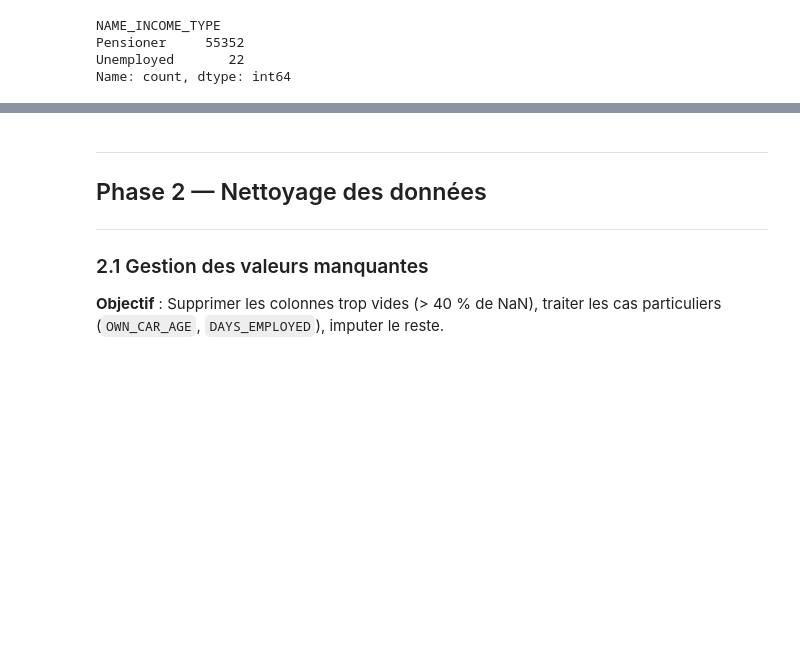
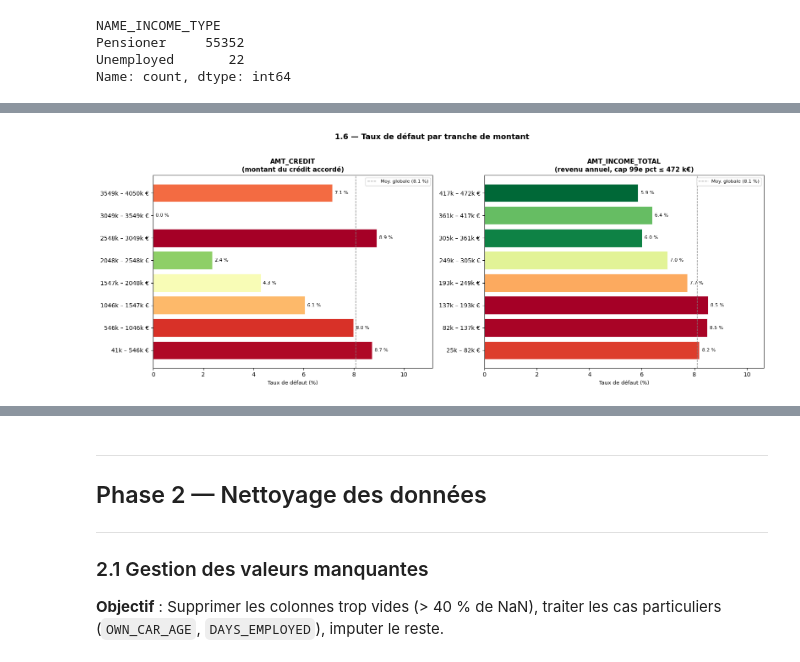
Before and after one commit to dibattista/Initiez-vous-au-MLOps, a Jupyter notebook: notebook.ipynb, the cells around one changed output, grey strips where cells are left out. Cells and saved outputs as stored; diff of their text form; code cells hidden in the pictures; blank space fills up the shorter version.

```diff
--- a/notebook.ipynb
+++ b/notebook.ipynb
@@ -837,0 +1048,81 @@ application_train['DAYS_EMPLOYED'] = application_train['DAYS_EMPLOYED'].replace(
+# %%
+import matplotlib.pyplot as plt
+import matplotlib.colors as mcolors
+import numpy as np
+import os
+
+def plot_default_rate_by_bin(ax, series, target, n_bins, title, xlabel_unit=""):
+    """Barplot horizontal : taux de défaut moyen par tranche de la variable."""
+    df_tmp = target.to_frame("TARGET").copy()
+    df_tmp["bin"] = pd.cut(series, bins=n_bins)
+    stats = df_tmp.groupby("bin", observed=True)["TARGET"].mean().dropna()
+
+    # Couleurs : vert (faible taux) → rouge (fort taux)
+    cmap = plt.get_cmap("RdYlGn_r")
+    norm = mcolors.Normalize(vmin=stats.min(), vmax=stats.max())
+    colors = [cmap(norm(v)) for v in stats.values]
+
+    # Labels lisibles pour les intervalles
+    labels = []
+    for interval in stats.index:
+        lo = interval.left
+        hi = interval.right
+        if abs(lo) >= 1_000 or abs(hi) >= 1_000:
+            labels.append(f"{lo/1000:.0f}k – {hi/1000:.0f}k{xlabel_unit}")
+        else:
+            labels.append(f"{lo:.0f} – {hi:.0f}{xlabel_unit}")
+
+    bars = ax.barh(labels, stats.values * 100, color=colors, edgecolor="white", linewidth=0.6)
+
+    # Valeurs sur chaque barre
+    for bar, val in zip(bars, stats.values * 100):
+        ax.text(val + 0.1, bar.get_y() + bar.get_height() / 2,
+                f"{val:.1f} %", va="center", ha="left", fontsize=8)
+
+    ax.set_title(title, fontsize=11, fontweight="bold")
+    ax.set_xlabel("Taux de défaut (%)", fontsize=9)
+    ax.set_xlim(0, stats.max() * 100 * 1.25)
+    ax.axvline(target.mean() * 100, color="grey", linestyle="--", linewidth=1,
+               label=f"Moy. globale ({target.mean()*100:.1f} %)")
+    ax.legend(fontsize=8)
+
+
+fig, axes = plt.subplots(1, 2, figsize=(16, 6))
+fig.suptitle("1.6 — Taux de défaut par tranche de montant",
+             fontsize=13, fontweight="bold", y=1.02)
+
+# ── Graphique 1 : AMT_CREDIT (8 tranches équiréparties) ──────────────────────
+plot_default_rate_by_bin(
+    axes[0],
+    series=application_train["AMT_CREDIT"],
+    target=application_train["TARGET"],
+    n_bins=8,
+    title="AMT_CREDIT\n(montant du crédit accordé)",
+    xlabel_unit=" €",
+)
+
+# ── Graphique 2 : AMT_INCOME_TOTAL cap 99e percentile ─────────────────────────
+p99 = application_train["AMT_INCOME_TOTAL"].quantile(0.99)
+income_capped = application_train.loc[
+    application_train["AMT_INCOME_TOTAL"] <= p99, "AMT_INCOME_TOTAL"
+]
+target_capped = application_train.loc[
+    application_train["AMT_INCOME_TOTAL"] <= p99, "TARGET"
+]
+
+plot_default_rate_by_bin(
+    axes[1],
+    series=income_capped,
+    target=target_capped,
+    n_bins=8,
+    title=f"AMT_INCOME_TOTAL\n(revenu annuel, cap 99e pct ≤ {p99/1000:.0f} k€)",
+    xlabel_unit=" €",
+)
+
+plt.tight_layout()
+os.makedirs("graphiques", exist_ok=True)
+plt.savefig("graphiques/default_rate_by_amount.png", dpi=150, bbox_inches="tight")
+plt.show()
+print("Graphique sauvegardé : graphiques/default_rate_by_amount.png")
+# %% [output]
+[figure, added]
```
Also changed, not shown: parts of 20 cells of this notebook, 6 other files.
